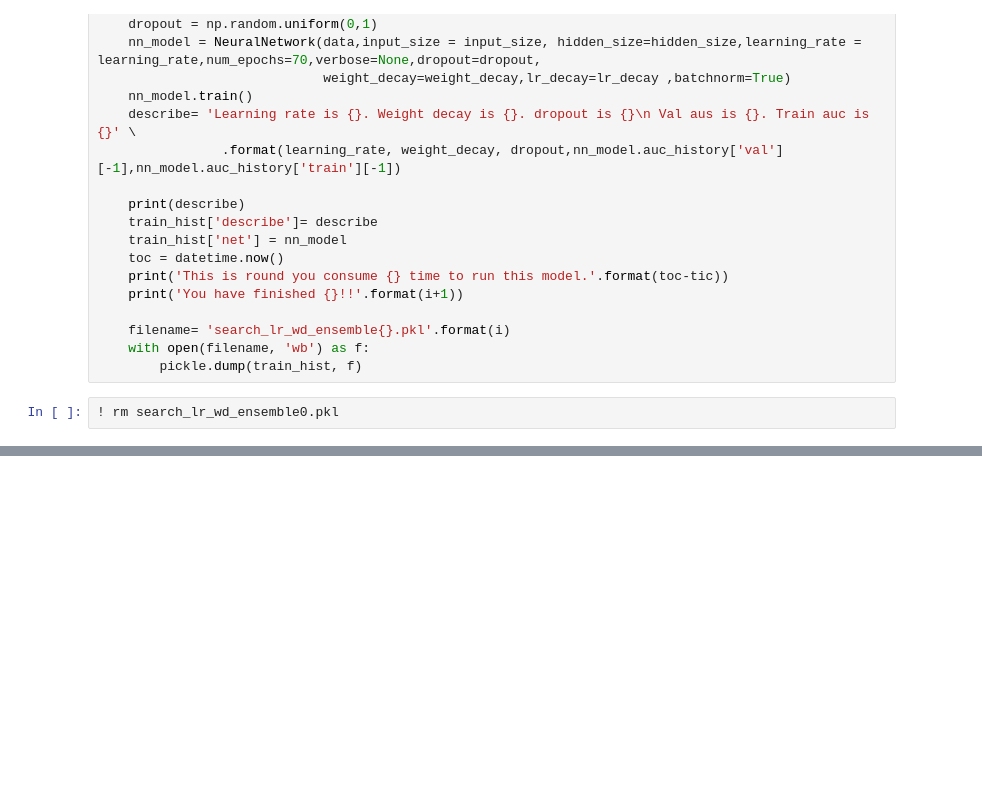
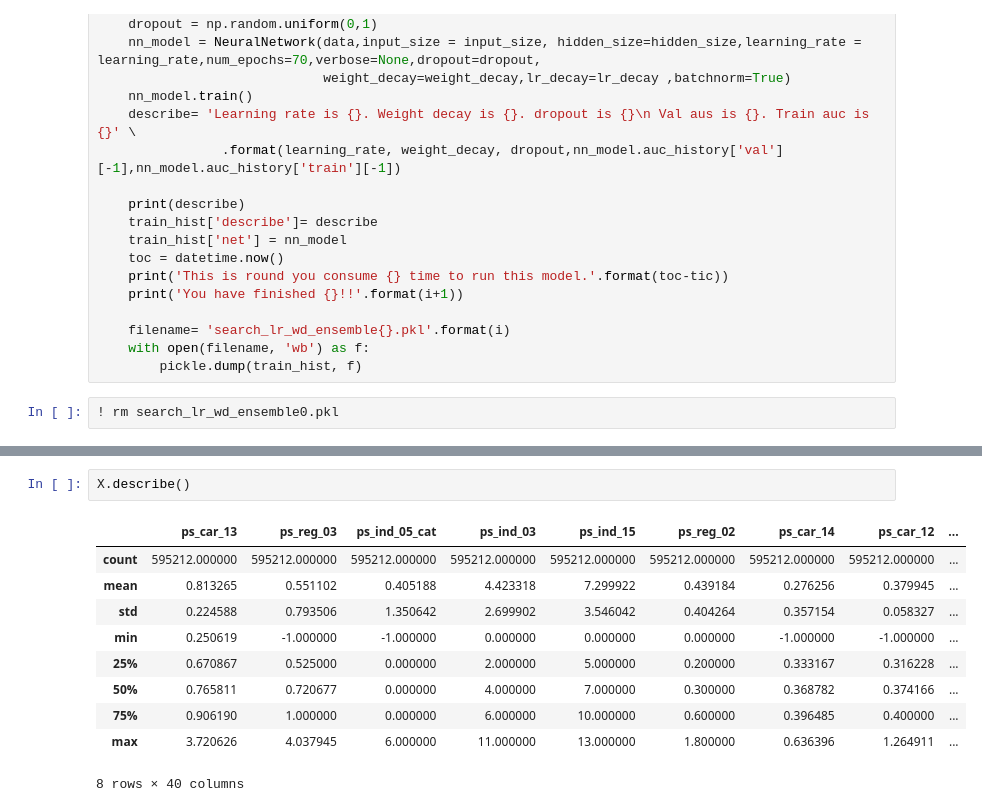
Before and after one commit to FDSMlhn/Kaggle_Competition_Husky, a Jupyter notebook: safe_driver_prediction/Modelling.ipynb, the cells around one changed output, grey strips where cells are left out. Drawn from its saved outputs; the diff is of its cells as text; blank space fills up the shorter version.

```diff
--- a/safe_driver_prediction/Modelling.ipynb
+++ b/safe_driver_prediction/Modelling.ipynb
@@ -738,0 +1173,13 @@ for i in range(5):
+# %%
+X.describe()
+# %% [output]
+|  | ps_car_13 | ps_reg_03 | ps_ind_05_cat | ps_ind_03 | ps_ind_15 | ps_reg_02 | ps_car_14 | ps_car_12 | ... |
+| count | 595212.000000 | 595212.000000 | 595212.000000 | 595212.000000 | 595212.000000 | 595212.000000 | 595212.000000 | 595212.000000 | ... |
+| mean | 0.813265 | 0.551102 | 0.405188 | 4.423318 | 7.299922 | 0.439184 | 0.276256 | 0.379945 | ... |
+| std | 0.224588 | 0.793506 | 1.350642 | 2.699902 | 3.546042 | 0.404264 | 0.357154 | 0.058327 | ... |
+| min | 0.250619 | -1.000000 | -1.000000 | 0.000000 | 0.000000 | 0.000000 | -1.000000 | -1.000000 | ... |
+| 25% | 0.670867 | 0.525000 | 0.000000 | 2.000000 | 5.000000 | 0.200000 | 0.333167 | 0.316228 | ... |
+| 50% | 0.765811 | 0.720677 | 0.000000 | 4.000000 | 7.000000 | 0.300000 | 0.368782 | 0.374166 | ... |
+| 75% | 0.906190 | 1.000000 | 0.000000 | 6.000000 | 10.000000 | 0.600000 | 0.396485 | 0.400000 | ... |
+| max | 3.720626 | 4.037945 | 6.000000 | 11.000000 | 13.000000 | 1.800000 | 0.636396 | 1.264911 | ... |
+8 rows × 40 columns
```
Also changed, not shown: parts of 20 cells of this notebook, 3 other files.
